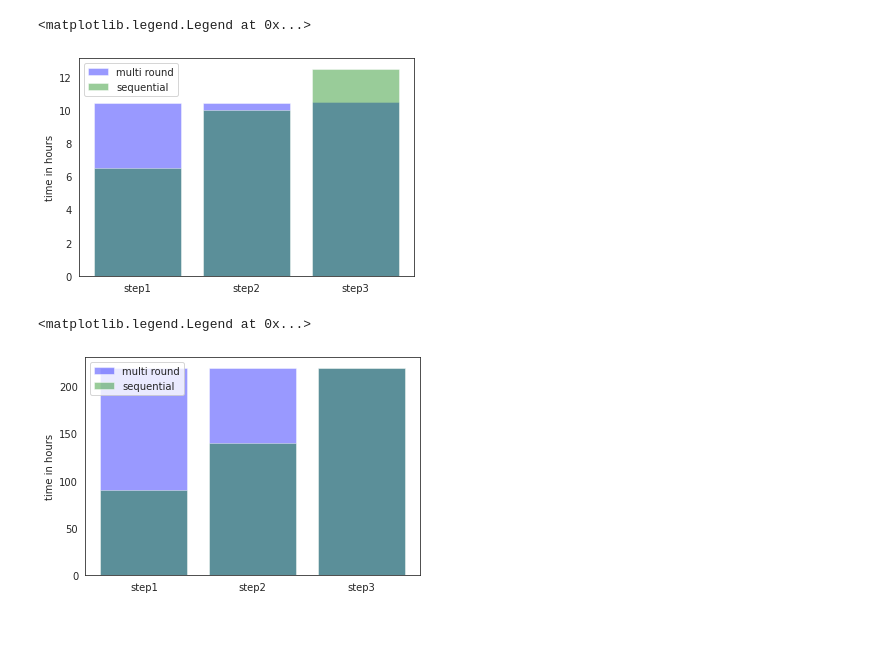
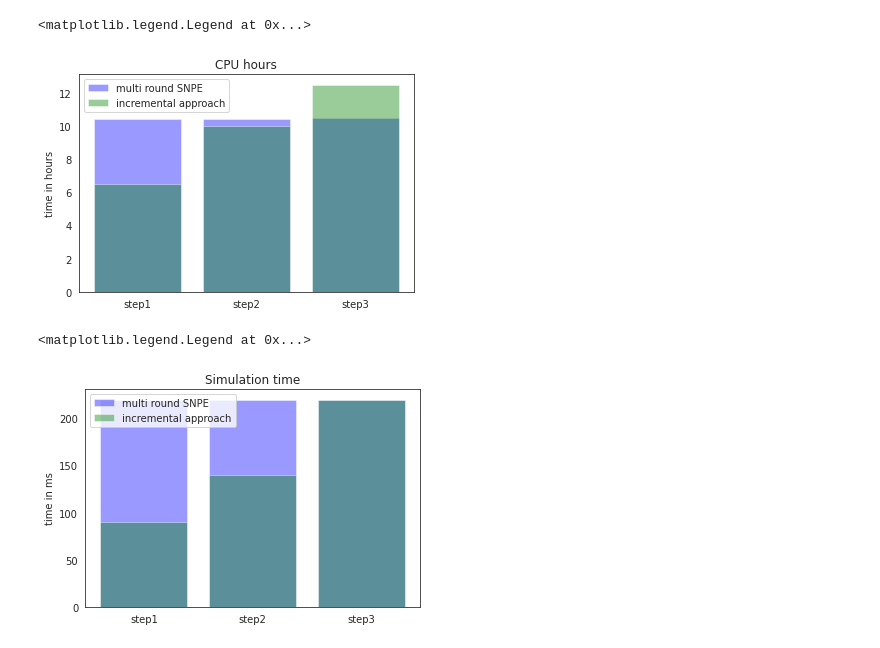
Before and after one commit to andererka/SBI_for_EEG, a Jupyter notebook: notebooks/plot_cpu_time.ipynb, the cells around one changed output. Cells and saved outputs as stored; diff of their text form; code cells hidden in the pictures.

```diff
--- a/notebooks/plot_cpu_time.ipynb
+++ b/notebooks/plot_cpu_time.ipynb
@@ -7,22 +7,24 @@ import seaborn as sns
 # %%
 time_multi_round = [10.42, 10.45, 10.50]
 
 time_seq = [6.5, 10, 12.5]
 
 sns.set_style("white")
 
 
-plt.bar([1,2,3],time_multi_round, alpha=0.4, label='multi round', color='blue')
-plt.bar([1,2,3], time_seq, alpha=0.4, label = 'sequential', color='green')
+plt.bar([1,2,3],time_multi_round, alpha=0.4, label='multi round SNPE', color='blue')
+plt.bar([1,2,3], time_seq, alpha=0.4, label = 'incremental approach', color='green')
 
 plt.ylabel('time in hours')
 
 plt.xticks([1,2,3], ('step1','step2','step3'))
 
+plt.title('CPU hours')
+
 plt.legend()
 # %% [output]
 <matplotlib.legend.Legend at 0x...>
-[figure, old version]
+[figure, new version]
 # %%
 time_multi_round = [220, 220, 220]
 
@@ -31,14 +33,16 @@ time_seq = [90, 140, 220]
 sns.set_style("white")
 
 
-plt.bar([1,2,3],time_multi_round, alpha=0.4, label='multi round', color='blue')
-plt.bar([1,2,3], time_seq, alpha=0.4, label = 'sequential', color='green')
+plt.bar([1,2,3],time_multi_round, alpha=0.4, label='multi round SNPE', color='blue')
+plt.bar([1,2,3], time_seq, alpha=0.4, label = 'incremental approach', color='green')
 
-plt.ylabel('time in hours')
+plt.ylabel('time in ms')
 
 plt.xticks([1,2,3], ('step1','step2','step3'))
 
+plt.title('Simulation time')
+
 plt.legend()
 # %% [output]
 <matplotlib.legend.Legend at 0x...>
-[figure, old version]
+[figure, new version]
```
Also changed, not shown: 34 other files.
